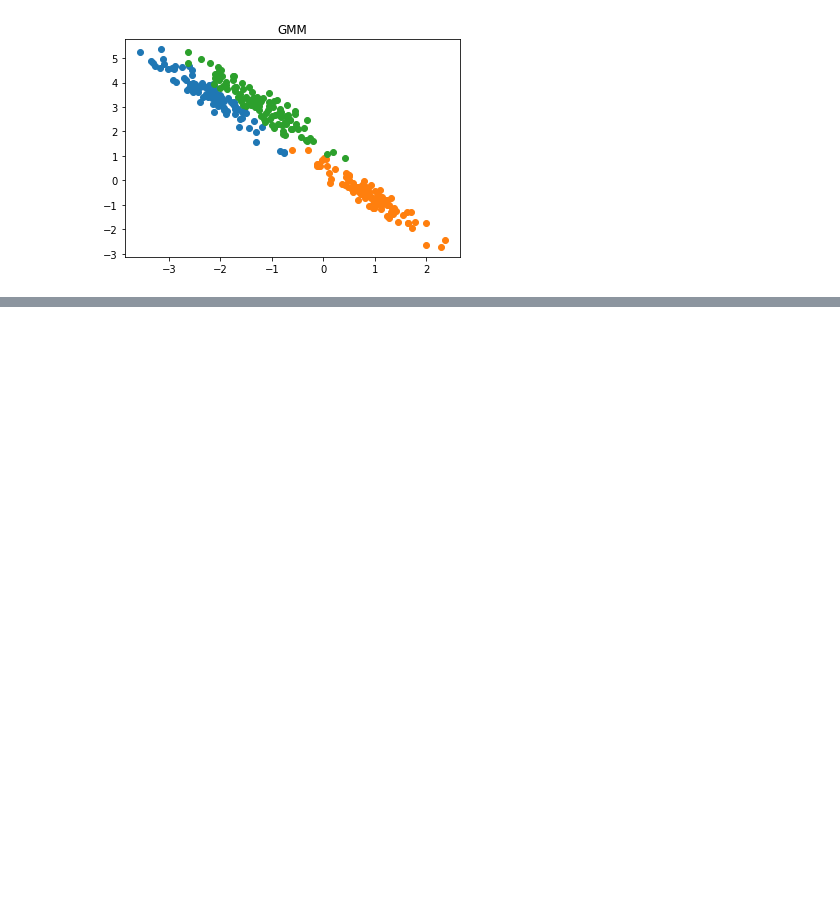
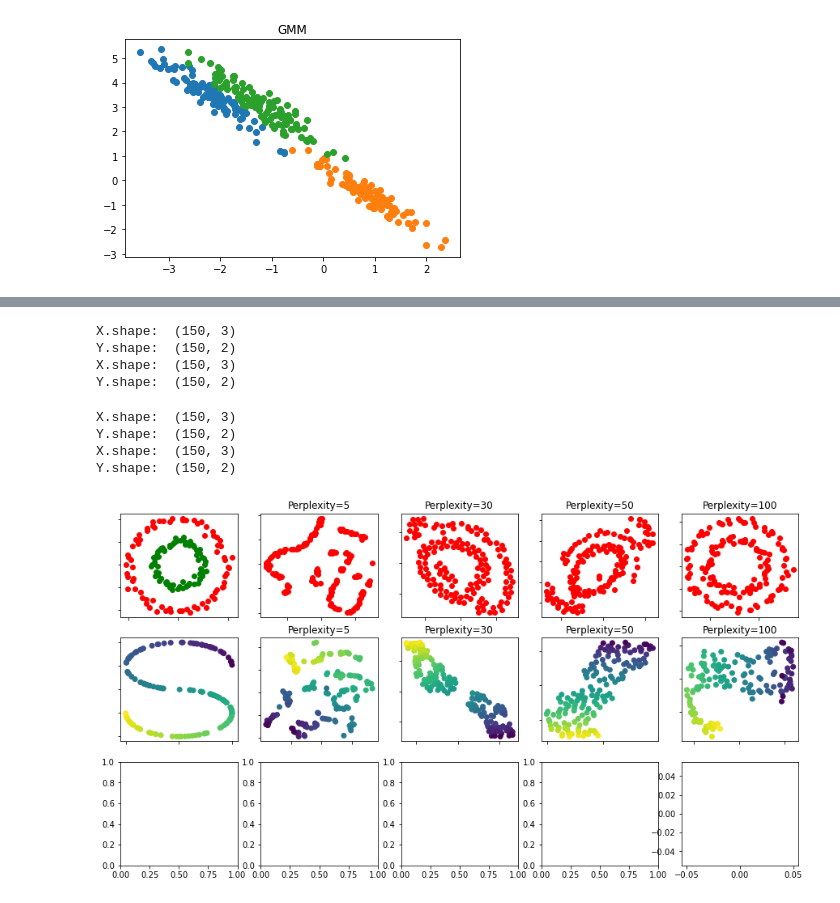
Before and after one commit to Jeong-Daniel/DataScience_Study, a Jupyter notebook: 4. Machine Learning/5. Unsupervisied Learning 비지도학습.ipynb, the cells around one changed output, grey strips where cells are left out. Drawn from its saved outputs; the diff is of its cells as text; code cells hidden in the pictures; blank space fills up the shorter version.

```diff
--- a/4. Machine Learning/5. Unsupervisied Learning 비지도학습.ipynb
+++ b/4. Machine Learning/5. Unsupervisied Learning 비지도학습.ipynb
@@ -318,0 +369,79 @@ Name: gmm_label, dtype: int64
+# %%
+import numpy as np
+import matplotlib.pyplot as plt
+
+from matplotlib.ticker import NullFormatter
+from sklearn import manifold,datasets
+from time import time
+
+n_samples = 150
+n_components = 2
+(fig, subplots) = plt.subplots(3,5,figsize=(15,8))
+perplexities = [5, 30, 50,100]
+
+X, y = datasets.make_circles(
+        n_samples=n_samples, factor=0.5, noise=0.05, random_state=0
+        )
+red = y == 0
+green = y == 1
+ax = subplots[0][0]
+ax.scatter(X[red,0],X[red,1],c='r')
+ax.scatter(X[green, 0],X[green,1], c='g')
+ax.xaxis.set_major_formatter(NullFormatter())
+ax.yaxis.set_major_formatter(NullFormatter())
+plt.axis("tight")
+
+for i, perplexity in enumerate(perplexities):
+    ax = subplots[0][i+1]
+    t0 = time()
+    tsne = manifold.TSNE(
+        n_components = n_components,
+        init = "random",
+        random_state = 0,
+        perplexity = perplexity,
+        n_iter=300,
+    )
+    Y = tsne.fit_transform(X)
+    t1 = time()
+    ax.set_title("Perplexity=%d" % perplexity)
+    ax.scatter(Y[red,0], Y[red,1], c='r')
+    ax.scatter(Y[green,0], Y[green,1], c='r')
+    ax.xaxis.set_major_formatter(NullFormatter())
+    ax.yaxis.set_major_formatter(NullFormatter())
+    ax.axis("tight")
+
+X, color = datasets.make_s_curve(n_samples, random_state = 0)
+
+ax = subplots[1][0]
+ax.scatter(X[: ,0],X[:,2],c=color)
+ax.xaxis.set_major_formatter(NullFormatter())
+ax.yaxis.set_major_formatter(NullFormatter())
+
+for i, perplexity in enumerate(perplexities):
+    ax = subplots[1][i+1]
+    t0 = time()
+    tsne = manifold.TSNE(
+        n_components = n_components,
+        init = "random",
+        random_state = 0,
+        perplexity = perplexity,
+        n_iter=300,
+    )
+    Y = tsne.fit_transform(X)
+    print('X.shape: ',X.shape)
+    print('Y.shape: ',Y.shape)
+    ax.set_title("Perplexity=%d" % perplexity)
+    ax.scatter(Y[:,0],Y[:, 1] ,c=color)
+    ax.xaxis.set_major_formatter(NullFormatter())
+    ax.yaxis.set_major_formatter(NullFormatter())
+    ax.axis("tight")
+# %% [output]
+X.shape:  (150, 3)
+Y.shape:  (150, 2)
+X.shape:  (150, 3)
+Y.shape:  (150, 2)
+X.shape:  (150, 3)
+Y.shape:  (150, 2)
+X.shape:  (150, 3)
+Y.shape:  (150, 2)
+[figure, added]
```
Also changed, not shown: parts of 1 cell of this notebook, 1 other file.
